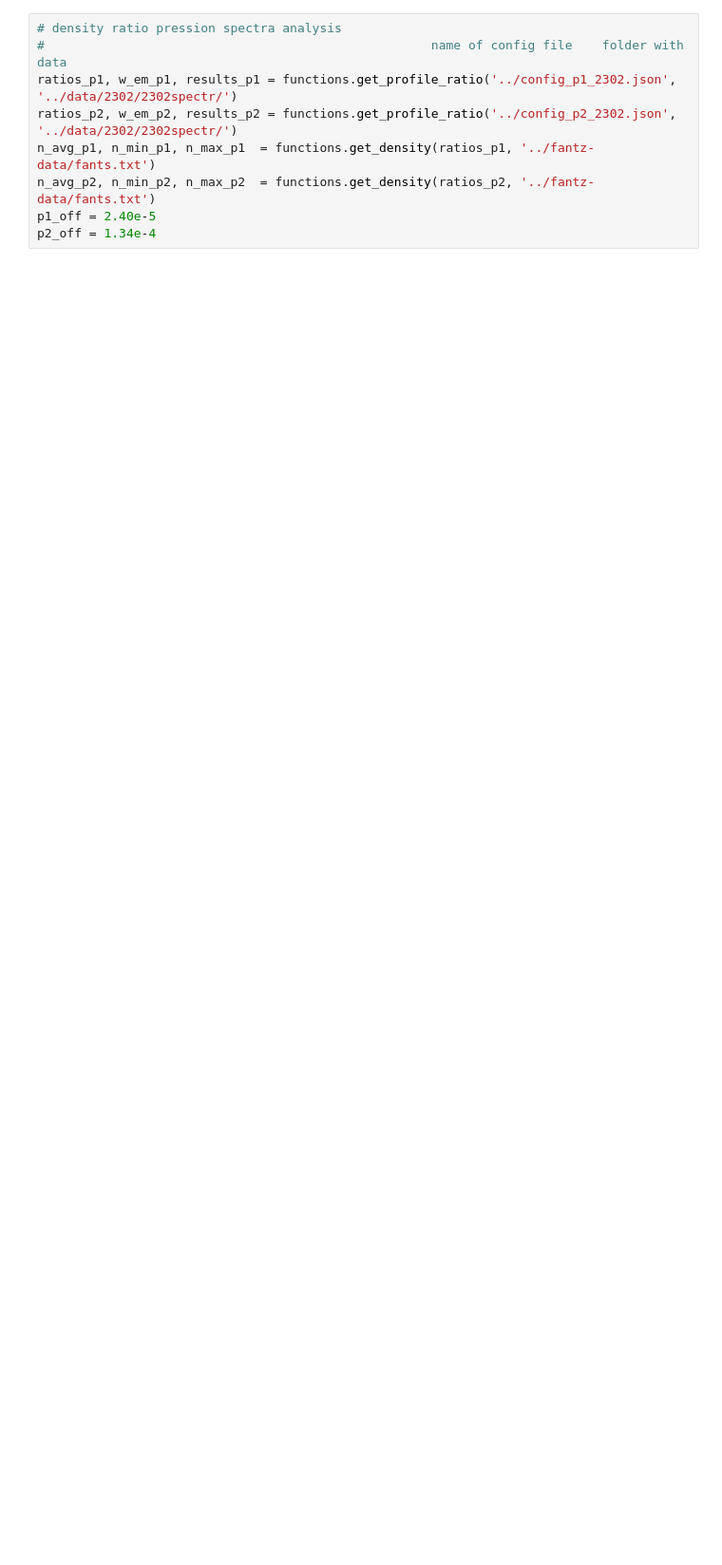
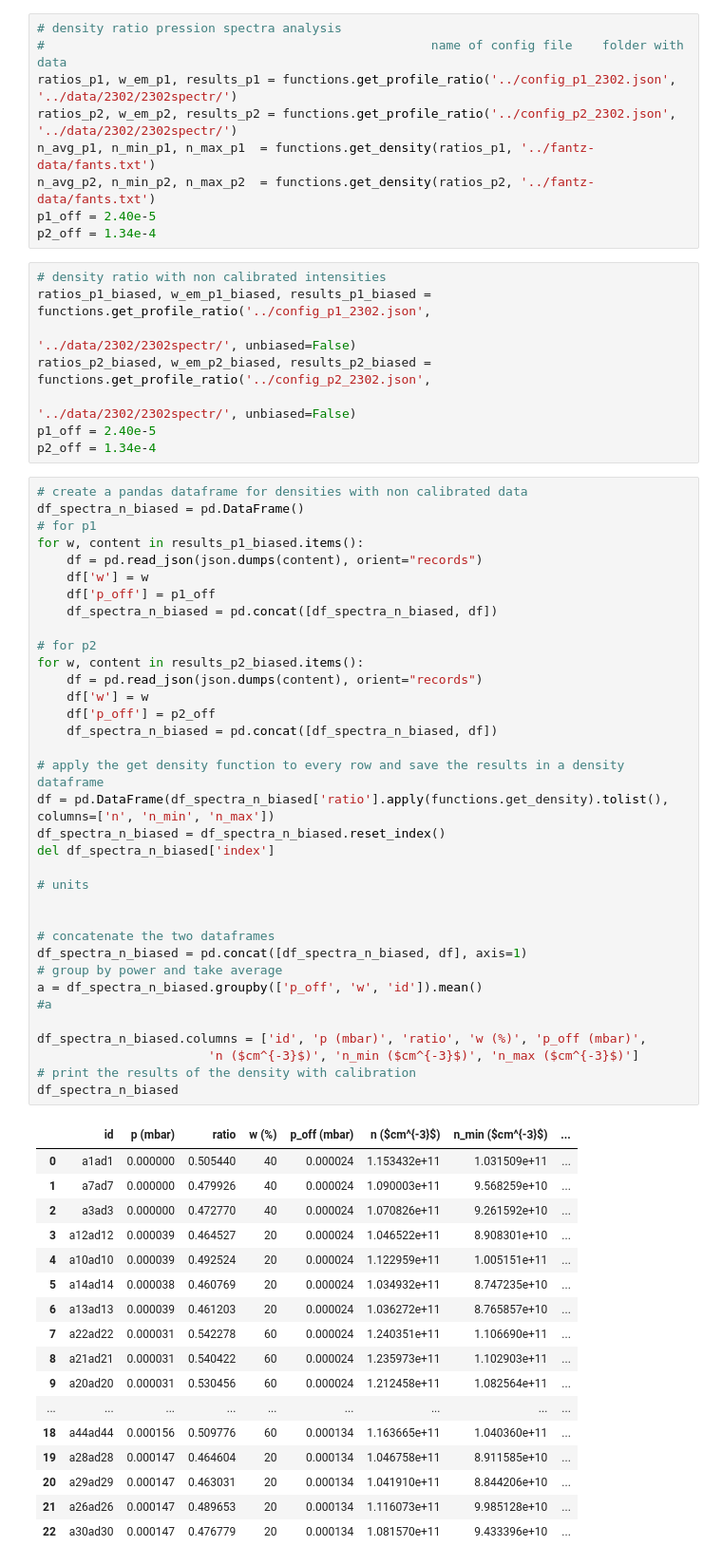
Before and after one commit to grigolet/lab16gym, a Jupyter notebook: notebooks/peak_analysis_ar_2302.ipynb, the cells around one changed output. Shown: that part at 95% size. Saved outputs shown, nothing was run; the diff lists cells and outputs as text; blank space fills up the shorter version.

```diff
--- a/notebooks/peak_analysis_ar_2302.ipynb
+++ b/notebooks/peak_analysis_ar_2302.ipynb
@@ -56,6 +22,67 @@ n_avg_p1, n_min_p1, n_max_p1  = functions.get_density(ratios_p1, '../fantz-data/
 n_avg_p2, n_min_p2, n_max_p2  = functions.get_density(ratios_p2, '../fantz-data/fants.txt')
 p1_off = 2.40e-5
 p2_off = 1.34e-4
+# %%
+# density ratio with non calibrated intensities
+ratios_p1_biased, w_em_p1_biased, results_p1_biased = functions.get_profile_ratio('../config_p1_2302.json',
+                                                             '../data/2302/2302spectr/', unbiased=False)
+ratios_p2_biased, w_em_p2_biased, results_p2_biased = functions.get_profile_ratio('../config_p2_2302.json',
+                                                             '../data/2302/2302spectr/', unbiased=False)
+p1_off = 2.40e-5
+p2_off = 1.34e-4
+# %%
+# create a pandas dataframe for densities with non calibrated data
+df_spectra_n_biased = pd.DataFrame()
+# for p1
+for w, content in results_p1_biased.items():
+    df = pd.read_json(json.dumps(content), orient="records")
+    df['w'] = w
+    df['p_off'] = p1_off
+    df_spectra_n_biased = pd.concat([df_spectra_n_biased, df])
+
+# for p2
+for w, content in results_p2_biased.items():
+    df = pd.read_json(json.dumps(content), orient="records")
+    df['w'] = w
+    df['p_off'] = p2_off
+    df_spectra_n_biased = pd.concat([df_spectra_n_biased, df])
+
+# apply the get density function to every row and save the results in a density dataframe
+df = pd.DataFrame(df_spectra_n_biased['ratio'].apply(functions.get_density).tolist(), columns=['n', 'n_min', 'n_max'])
+df_spectra_n_biased = df_spectra_n_biased.reset_index()
+del df_spectra_n_biased['index']
+
+# units
+
+
+# concatenate the two dataframes
+df_spectra_n_biased = pd.concat([df_spectra_n_biased, df], axis=1)
+# group by power and take average
+a = df_spectra_n_biased.groupby(['p_off', 'w', 'id']).mean()
+#a
+
+df_spectra_n_biased.columns = ['id', 'p (mbar)', 'ratio', 'w (%)', 'p_off (mbar)',
+                       'n ($cm^{-3}$)', 'n_min ($cm^{-3}$)', 'n_max ($cm^{-3}$)']
+# print the results of the density with calibration
+df_spectra_n_biased
+# %% [output]
+|  | id | p (mbar) | ratio | w (%) | p_off (mbar) | n ($cm^{-3}$) | n_min ($cm^{-3}$) | ... |
+| 0 | a1ad1 | 0.000000 | 0.505440 | 40 | 0.000024 | 1.153432e+11 | 1.031509e+11 | ... |
+| 1 | a7ad7 | 0.000000 | 0.479926 | 40 | 0.000024 | 1.090003e+11 | 9.568259e+10 | ... |
+| 2 | a3ad3 | 0.000000 | 0.472770 | 40 | 0.000024 | 1.070826e+11 | 9.261592e+10 | ... |
+| 3 | a12ad12 | 0.000039 | 0.464527 | 20 | 0.000024 | 1.046522e+11 | 8.908301e+10 | ... |
+| 4 | a10ad10 | 0.000039 | 0.492524 | 20 | 0.000024 | 1.122959e+11 | 1.005151e+11 | ... |
+| 5 | a14ad14 | 0.000038 | 0.460769 | 20 | 0.000024 | 1.034932e+11 | 8.747235e+10 | ... |
+| 6 | a13ad13 | 0.000039 | 0.461203 | 20 | 0.000024 | 1.036272e+11 | 8.765857e+10 | ... |
+| 7 | a22ad22 | 0.000031 | 0.542278 | 60 | 0.000024 | 1.240351e+11 | 1.106690e+11 | ... |
+| 8 | a21ad21 | 0.000031 | 0.540422 | 60 | 0.000024 | 1.235973e+11 | 1.102903e+11 | ... |
+| 9 | a20ad20 | 0.000031 | 0.530456 | 60 | 0.000024 | 1.212458e+11 | 1.082564e+11 | ... |
+| ... | ... | ... | ... | ... | ... | ... | ... | ... |
+| 18 | a44ad44 | 0.000156 | 0.509776 | 60 | 0.000134 | 1.163665e+11 | 1.040360e+11 | ... |
+| 19 | a28ad28 | 0.000147 | 0.464604 | 20 | 0.000134 | 1.046758e+11 | 8.911585e+10 | ... |
+| 20 | a29ad29 | 0.000147 | 0.463031 | 20 | 0.000134 | 1.041910e+11 | 8.844206e+10 | ... |
+| 21 | a26ad26 | 0.000147 | 0.489653 | 20 | 0.000134 | 1.116073e+11 | 9.985128e+10 | ... |
+| 22 | a30ad30 | 0.000147 | 0.476779 | 20 | 0.000134 | 1.081570e+11 | 9.433396e+10 | ... |
 # %%
 # create a pandas dataframe for densities
 df_spectra_n = pd.DataFrame()
```
Also changed, not shown: parts of 11 cells of this notebook.
